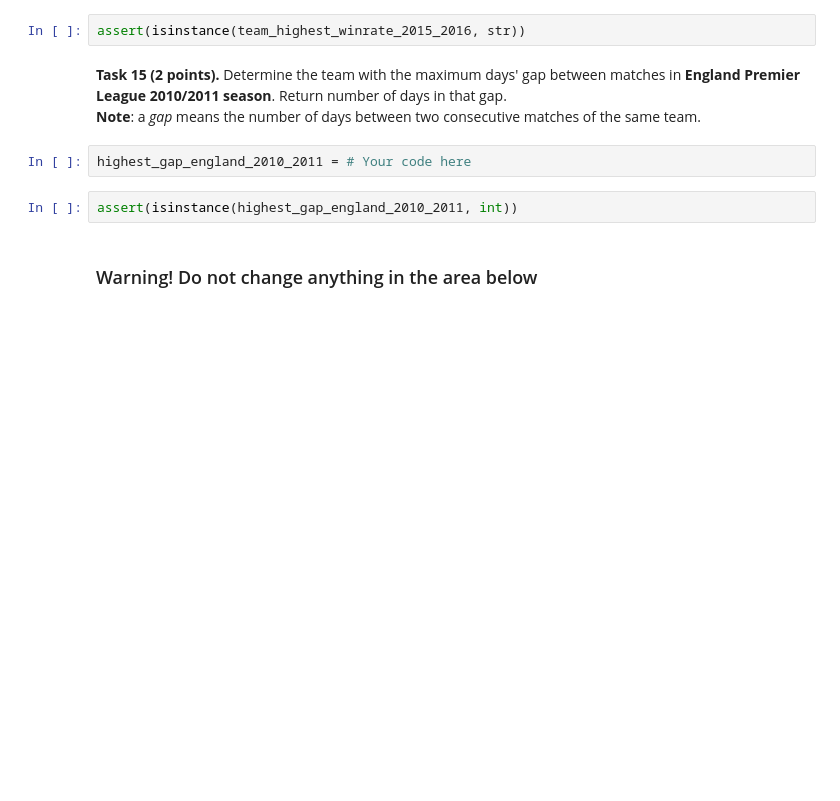
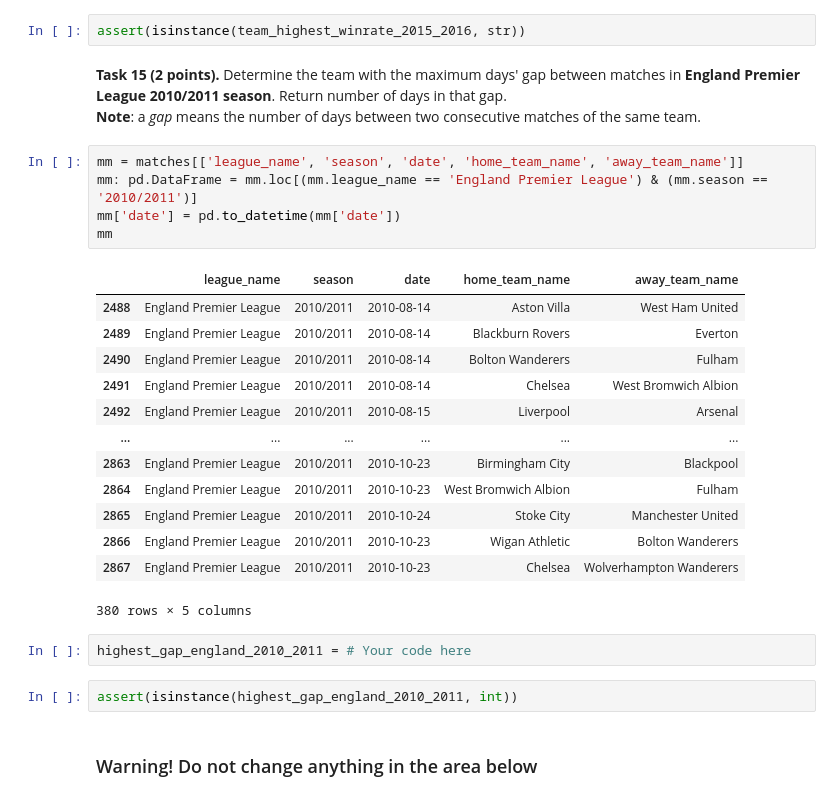
Before and after one commit to TimofeyMsk/ml-intro, a Jupyter notebook: 1_data_manipulations/Pandas_data_manipulations_tasks.ipynb, the cells around one changed output. Cells and saved outputs as stored; diff of their text form; blank space fills up the shorter version.

```diff
--- a/1_data_manipulations/Pandas_data_manipulations_tasks.ipynb
+++ b/1_data_manipulations/Pandas_data_manipulations_tasks.ipynb
@@ -214,6 +297,25 @@ assert(isinstance(team_highest_winrate_2015_2016, str))
 # %% [markdown]
 **Task 15 (2 points).** Determine the team with the maximum days' gap between matches in **England Premier League 2010/2011 season**. Return number of days in that gap. <br>
 **Note**: a *gap* means the number of days between two consecutive matches of the same team.
+# %%
+mm = matches[['league_name', 'season', 'date', 'home_team_name', 'away_team_name']]
+mm: pd.DataFrame = mm.loc[(mm.league_name == 'England Premier League') & (mm.season == '2010/2011')]
+mm['date'] = pd.to_datetime(mm['date'])
+mm
+# %% [output]
+|  | league_name | season | date | home_team_name | away_team_name |
+| 2488 | England Premier League | 2010/2011 | 2010-08-14 | Aston Villa | West Ham United |
+| 2489 | England Premier League | 2010/2011 | 2010-08-14 | Blackburn Rovers | Everton |
+| 2490 | England Premier League | 2010/2011 | 2010-08-14 | Bolton Wanderers | Fulham |
+| 2491 | England Premier League | 2010/2011 | 2010-08-14 | Chelsea | West Bromwich Albion |
+| 2492 | England Premier League | 2010/2011 | 2010-08-15 | Liverpool | Arsenal |
+| ... | ... | ... | ... | ... | ... |
+| 2863 | England Premier League | 2010/2011 | 2010-10-23 | Birmingham City | Blackpool |
+| 2864 | England Premier League | 2010/2011 | 2010-10-23 | West Bromwich Albion | Fulham |
+| 2865 | England Premier League | 2010/2011 | 2010-10-24 | Stoke City | Manchester United |
+| 2866 | England Premier League | 2010/2011 | 2010-10-23 | Wigan Athletic | Bolton Wanderers |
+| 2867 | England Premier League | 2010/2011 | 2010-10-23 | Chelsea | Wolverhampton Wanderers |
+380 rows × 5 columns
 # %%
 highest_gap_england_2010_2011 = # Your code here
 # %%
```
Also changed, not shown: parts of 15 cells of this notebook.
